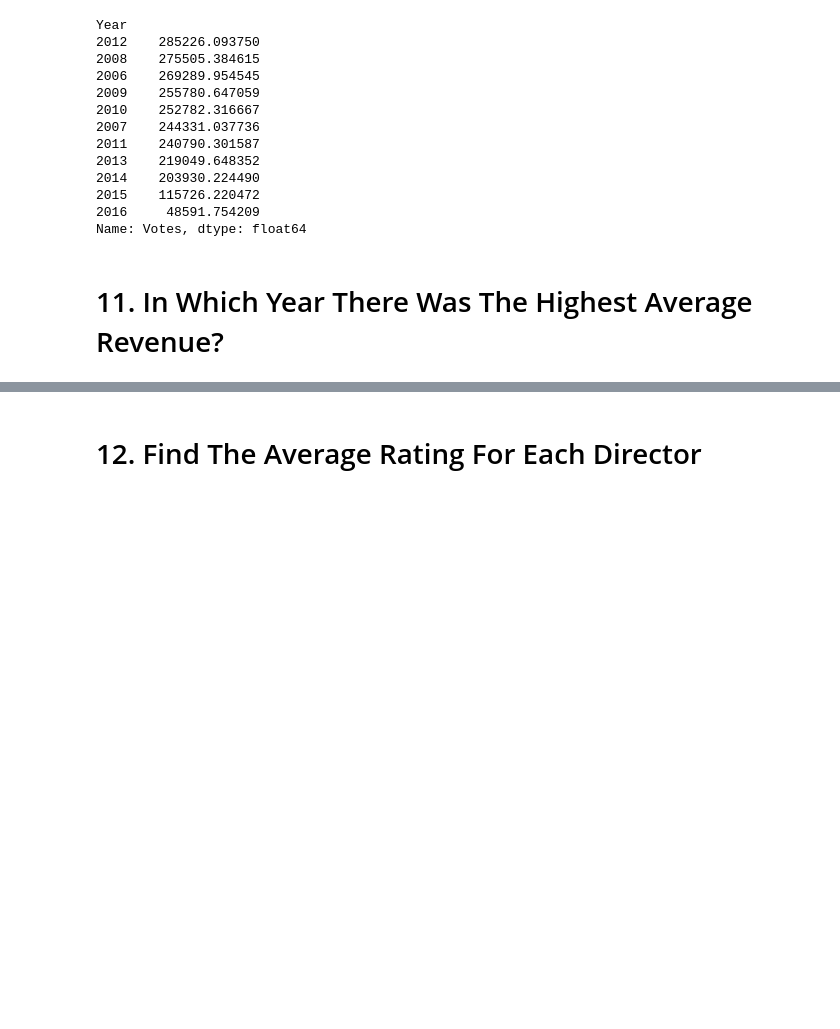
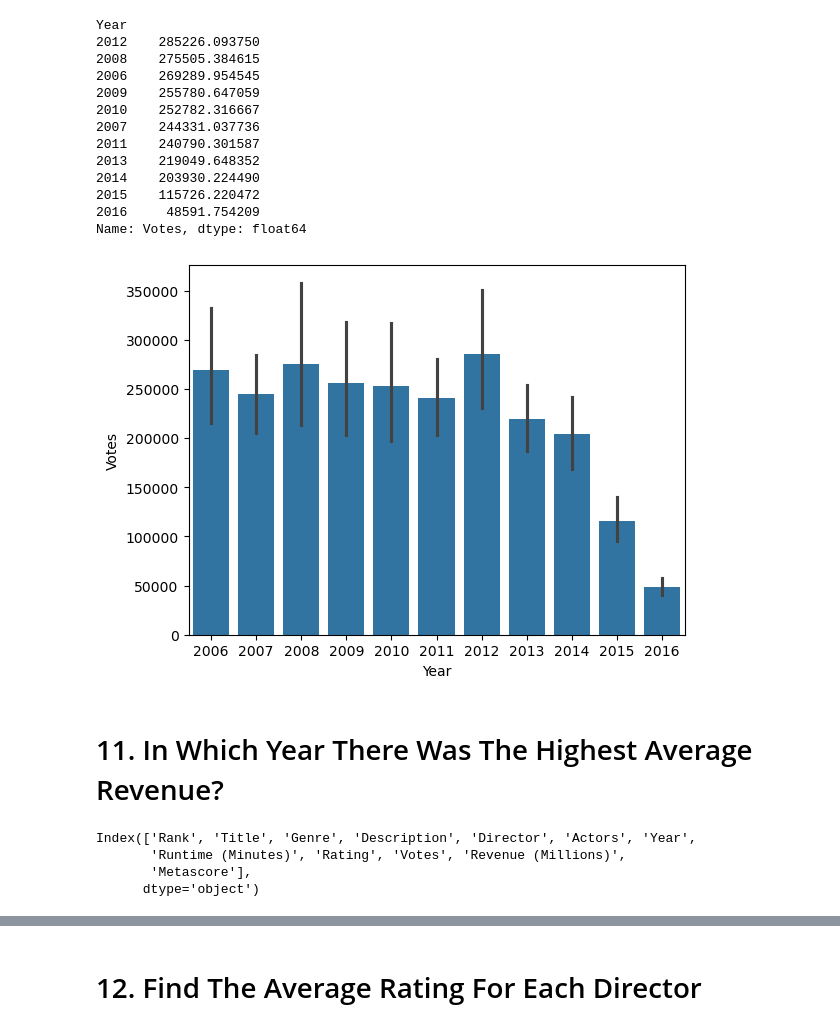
Before and after one commit to Abricos-gt/Data_Science_projects, a Jupyter notebook: IMDB Movie Dataset Exercise.ipynb, the cells around one changed output, grey strips where cells are left out. Drawn from its saved outputs; the diff is of its cells as text; code cells hidden in the pictures; blank space fills up the shorter version.

Commit message:
In Which Year There Was The Highest Average Voting?

```diff
--- a/IMDB Movie Dataset Exercise.ipynb
+++ b/IMDB Movie Dataset Exercise.ipynb
@@ -225,5 +225,17 @@ Year
 2015    115726.220472
 2016     48591.754209
 Name: Votes, dtype: float64
+# %%
+sns.barplot(x = 'Year' , y = 'Votes' , data = df)
+plt.show()
+# %% [output]
+[figure, added]
 # %% [markdown]
 # 11. In Which Year There Was The Highest Average Revenue?
+# %%
+df.columns
+# %% [output]
+Index(['Rank', 'Title', 'Genre', 'Description', 'Director', 'Actors', 'Year',
+       'Runtime (Minutes)', 'Rating', 'Votes', 'Revenue (Millions)',
+       'Metascore'],
+      dtype='object')
```
Also changed, not shown: parts of 6 cells of this notebook.
